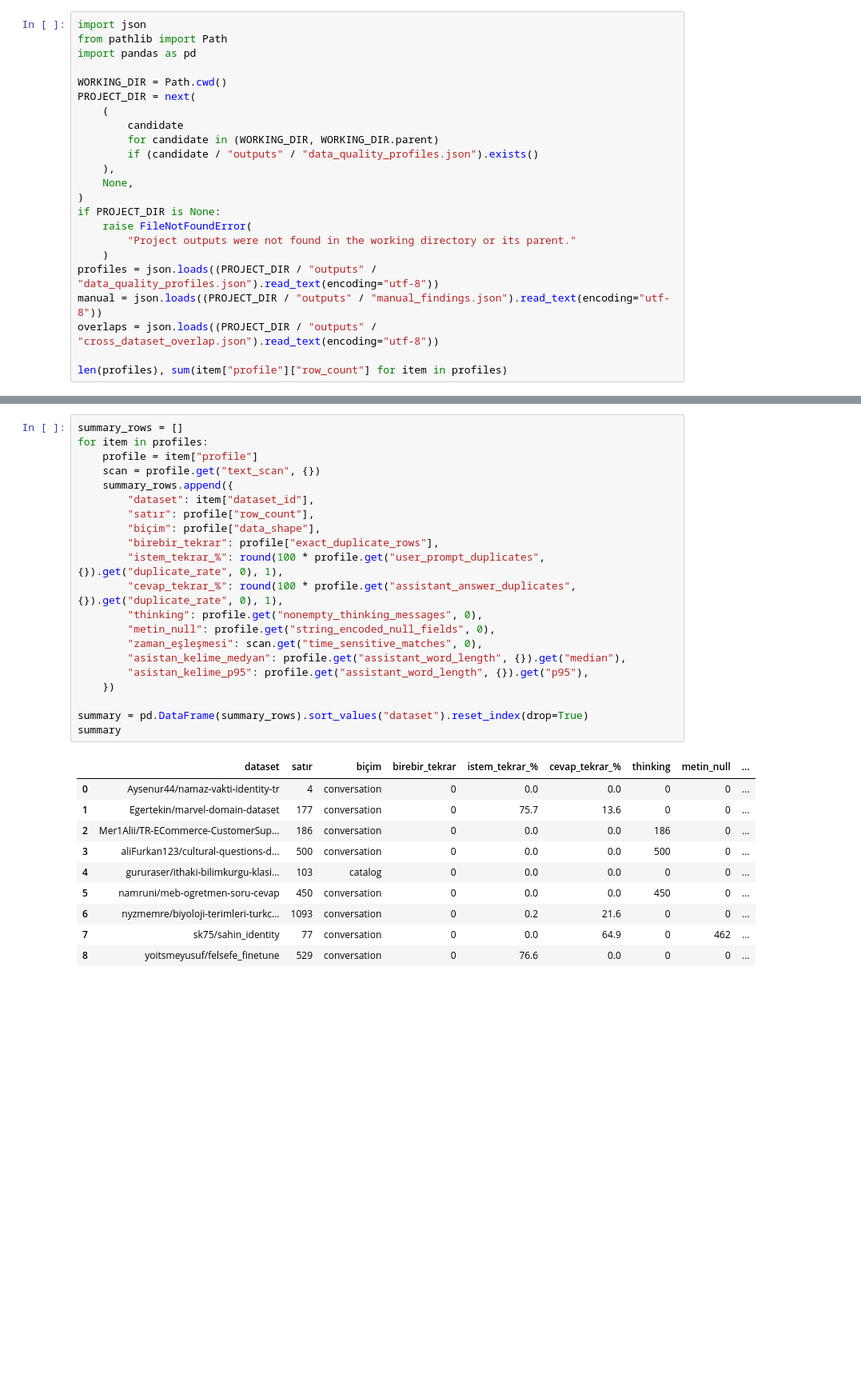
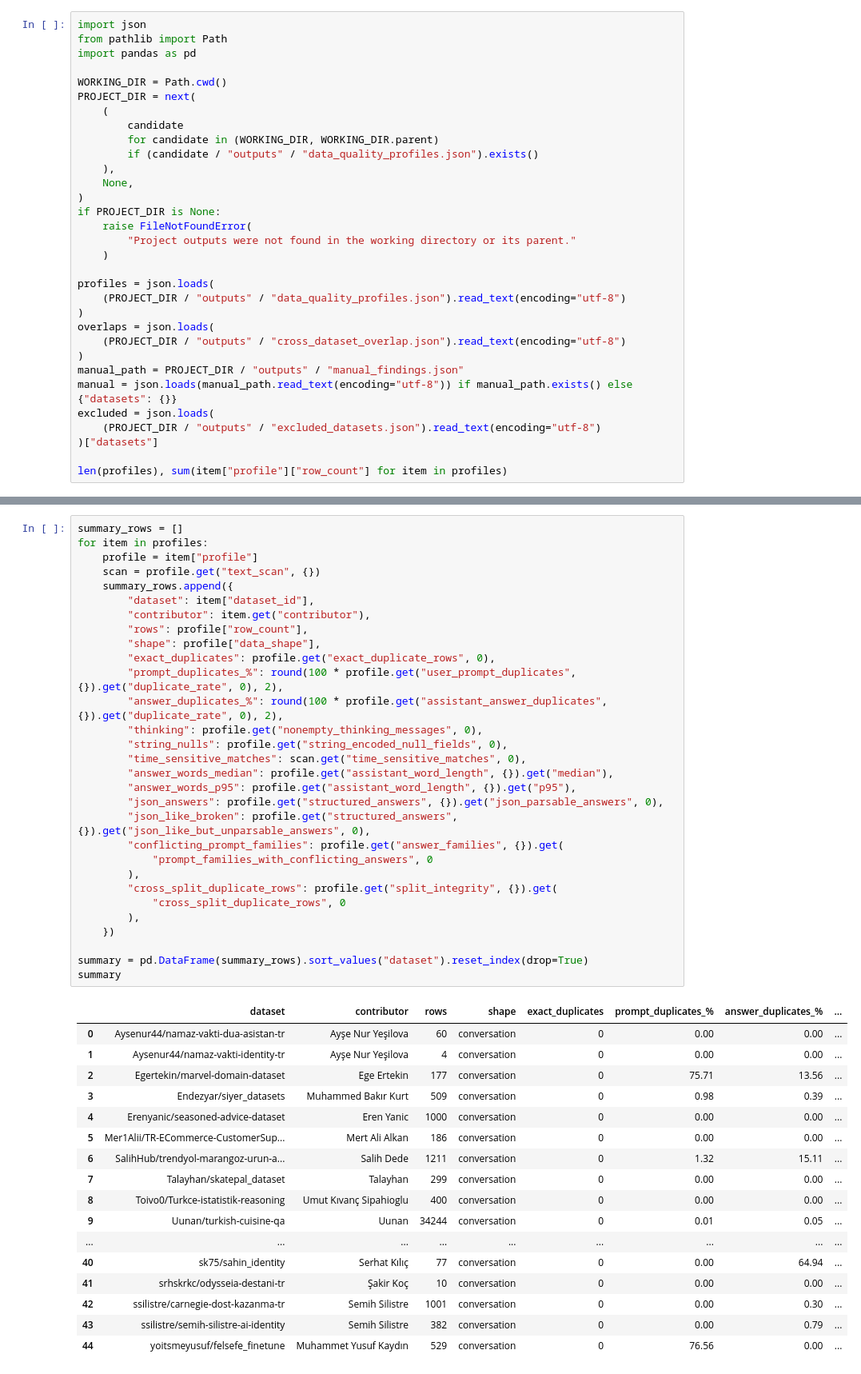
Before and after one commit to BilalAbic/huggingface-dataset-analizi, a Jupyter notebook: notebook/huggingface_dataset_quality_analysis.ipynb, the cells around one changed output, grey strips where cells are left out. Shown at 80% size. Cells and saved outputs as stored; diff of their text form; blank space fills up the shorter version.

```diff
--- a/notebook/huggingface_dataset_quality_analysis.ipynb
+++ b/notebook/huggingface_dataset_quality_analysis.ipynb
@@ -38,9 +53,18 @@ if PROJECT_DIR is None:
     raise FileNotFoundError(
         "Project outputs were not found in the working directory or its parent."
     )
-profiles = json.loads((PROJECT_DIR / "outputs" / "data_quality_profiles.json").read_text(encoding="utf-8"))
-manual = json.loads((PROJECT_DIR / "outputs" / "manual_findings.json").read_text(encoding="utf-8"))
-overlaps = json.loads((PROJECT_DIR / "outputs" / "cross_dataset_overlap.json").read_text(encoding="utf-8"))
+
+profiles = json.loads(
+    (PROJECT_DIR / "outputs" / "data_quality_profiles.json").read_text(encoding="utf-8")
+)
+overlaps = json.loads(
+    (PROJECT_DIR / "outputs" / "cross_dataset_overlap.json").read_text(encoding="utf-8")
+)
+manual_path = PROJECT_DIR / "outputs" / "manual_findings.json"
+manual = json.loads(manual_path.read_text(encoding="utf-8")) if manual_path.exists() else {"datasets": {}}
+excluded = json.loads(
+    (PROJECT_DIR / "outputs" / "excluded_datasets.json").read_text(encoding="utf-8")
+)["datasets"]
 
 len(profiles), sum(item["profile"]["row_count"] for item in profiles)
 # %% [output]
@@ -48,32 +96,48 @@ len(profiles), sum(item["profile"]["row_count"] for item in profiles)
 # %%
 summary_rows = []
 for item in profiles:
     profile = item["profile"]
     scan = profile.get("text_scan", {})
     summary_rows.append({
         "dataset": item["dataset_id"],
-        "satır": profile["row_count"],
-        "biçim": profile["data_shape"],
-        "birebir_tekrar": profile["exact_duplicate_rows"],
-        "istem_tekrar_%": round(100 * profile.get("user_prompt_duplicates", {}).get("duplicate_rate", 0), 1),
-        "cevap_tekrar_%": round(100 * profile.get("assistant_answer_duplicates", {}).get("duplicate_rate", 0), 1),
+        "contributor": item.get("contributor"),
+        "rows": profile["row_count"],
+        "shape": profile["data_shape"],
+        "exact_duplicates": profile.get("exact_duplicate_rows", 0),
+        "prompt_duplicates_%": round(100 * profile.get("user_prompt_duplicates", {}).get("duplicate_rate", 0), 2),
+        "answer_duplicates_%": round(100 * profile.get("assistant_answer_duplicates", {}).get("duplicate_rate", 0), 2),
         "thinking": profile.get("nonempty_thinking_messages", 0),
-        "metin_null": profile.get("string_encoded_null_fields", 0),
-        "zaman_eşleşmesi": scan.get("time_sensitive_matches", 0),
-        "asistan_kelime_medyan": profile.get("assistant_word_length", {}).get("median"),
-        "asistan_kelime_p95": profile.get("assistant_word_length", {}).get("p95"),
+        "string_nulls": profile.get("string_encoded_null_fields", 0),
+        "time_sensitive_matches": scan.get("time_sensitive_matches", 0),
+        "answer_words_median": profile.get("assistant_word_length", {}).get("median"),
+        "answer_words_p95": profile.get("assistant_word_length", {}).get("p95"),
+        "json_answers": profile.get("structured_answers", {}).get("json_parsable_answers", 0),
+        "json_like_broken": profile.get("structured_answers", {}).get("json_like_but_unparsable_answers", 0),
+        "conflicting_prompt_families": profile.get("answer_families", {}).get(
+            "prompt_families_with_conflicting_answers", 0
+        ),
+        "cross_split_duplicate_rows": profile.get("split_integrity", {}).get(
+            "cross_split_duplicate_rows", 0
+        ),
     })
 
 summary = pd.DataFrame(summary_rows).sort_values("dataset").reset_index(drop=True)
 summary
 # %% [output]
-|  | dataset | satır | biçim | birebir_tekrar | istem_tekrar_% | cevap_tekrar_% | thinking | metin_null | ... |
-| 0 | Aysenur44/namaz-vakti-identity-tr | 4 | conversation | 0 | 0.0 | 0.0 | 0 | 0 | ... |
-| 1 | Egertekin/marvel-domain-dataset | 177 | conversation | 0 | 75.7 | 13.6 | 0 | 0 | ... |
-| 2 | Mer1Alii/TR-ECommerce-CustomerSup... | 186 | conversation | 0 | 0.0 | 0.0 | 186 | 0 | ... |
-| 3 | aliFurkan123/cultural-questions-d... | 500 | conversation | 0 | 0.0 | 0.0 | 500 | 0 | ... |
-| 4 | gururaser/ithaki-bilimkurgu-klasi... | 103 | catalog | 0 | 0.0 | 0.0 | 0 | 0 | ... |
-| 5 | namruni/meb-ogretmen-soru-cevap | 450 | conversation | 0 | 0.0 | 0.0 | 450 | 0 | ... |
-| 6 | nyzmemre/biyoloji-terimleri-turkc... | 1093 | conversation | 0 | 0.2 | 21.6 | 0 | 0 | ... |
-| 7 | sk75/sahin_identity | 77 | conversation | 0 | 0.0 | 64.9 | 0 | 462 | ... |
-| 8 | yoitsmeyusuf/felsefe_finetune | 529 | conversation | 0 | 76.6 | 0.0 | 0 | 0 | ... |
+|  | dataset | contributor | rows | shape | exact_duplicates | prompt_duplicates_% | answer_duplicates_% | ... |
+| 0 | Aysenur44/namaz-vakti-dua-asistan-tr | Ayşe Nur Yeşilova | 60 | conversation | 0 | 0.00 | 0.00 | ... |
+| 1 | Aysenur44/namaz-vakti-identity-tr | Ayşe Nur Yeşilova | 4 | conversation | 0 | 0.00 | 0.00 | ... |
+| 2 | Egertekin/marvel-domain-dataset | Ege Ertekin | 177 | conversation | 0 | 75.71 | 13.56 | ... |
+| 3 | Endezyar/siyer_datasets | Muhammed Bakır Kurt | 509 | conversation | 0 | 0.98 | 0.39 | ... |
+| 4 | Erenyanic/seasoned-advice-dataset | Eren Yanic | 1000 | conversation | 0 | 0.00 | 0.00 | ... |
+| 5 | Mer1Alii/TR-ECommerce-CustomerSup... | Mert Ali Alkan | 186 | conversation | 0 | 0.00 | 0.00 | ... |
+| 6 | SalihHub/trendyol-marangoz-urun-a... | Salih Dede | 1211 | conversation | 0 | 1.32 | 15.11 | ... |
+| 7 | Talayhan/skatepal_dataset | Talayhan | 299 | conversation | 0 | 0.00 | 0.00 | ... |
+| 8 | Toivo0/Turkce-istatistik-reasoning | Umut Kıvanç Sipahioglu | 400 | conversation | 0 | 0.00 | 0.00 | ... |
+| 9 | Uunan/turkish-cuisine-qa | Uunan | 34244 | conversation | 0 | 0.01 | 0.05 | ... |
+| ... | ... | ... | ... | ... | ... | ... | ... | ... |
+| 40 | sk75/sahin_identity | Serhat Kılıç | 77 | conversation | 0 | 0.00 | 64.94 | ... |
+| 41 | srhskrkc/odysseia-destani-tr | Şakir Koç | 10 | conversation | 0 | 0.00 | 0.00 | ... |
+| 42 | ssilistre/carnegie-dost-kazanma-tr | Semih Silistre | 1001 | conversation | 0 | 0.00 | 0.30 | ... |
+| 43 | ssilistre/semih-silistre-ai-identity | Semih Silistre | 382 | conversation | 0 | 0.00 | 0.79 | ... |
+| 44 | yoitsmeyusuf/felsefe_finetune | Muhammet Yusuf Kaydın | 529 | conversation | 0 | 76.56 | 0.00 | ... |
```
Also changed, not shown: parts of 31 cells of this notebook, 32 other files.
